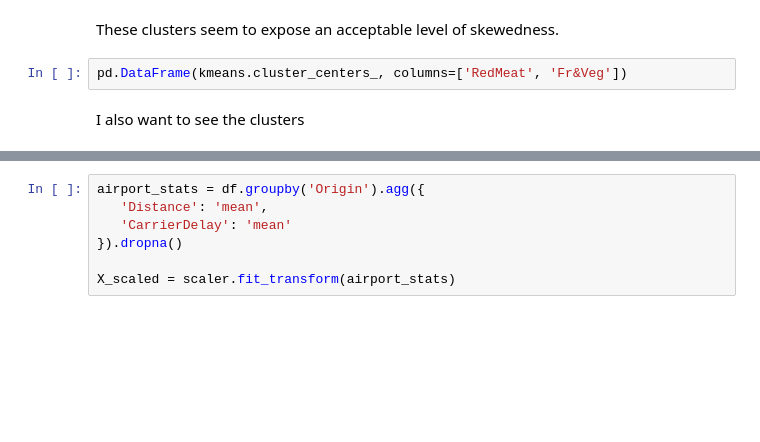
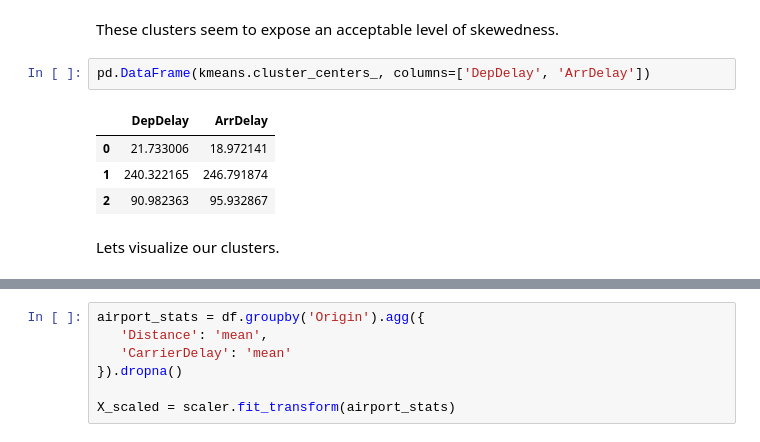
Before and after one commit to ethanbleier/Predicting-Flight-Delays-For-Domestic-Airlines, a Jupyter notebook: project2.ipynb, the cells around one changed output, grey strips where cells are left out. Cells and saved outputs as stored; diff of their text form; blank space fills up the shorter version.

```diff
--- a/project2.ipynb
+++ b/project2.ipynb
@@ -319,9 +404,14 @@ print("Cluster 3:", np.bincount(cluster_nums)[2])
 # %% [markdown]
 These clusters seem to expose an acceptable level of skewedness.
 # %%
-pd.DataFrame(kmeans.cluster_centers_, columns=['RedMeat', 'Fr&Veg'])
+pd.DataFrame(kmeans.cluster_centers_, columns=['DepDelay', 'ArrDelay'])
+# %% [output]
+|  | DepDelay | ArrDelay |
+| 0 | 21.733006 | 18.972141 |
+| 1 | 240.322165 | 246.791874 |
+| 2 | 90.982363 | 95.932867 |
-# %% [markdown]
-I also want to see the clusters
+# %% [markdown]
+Lets visualize our clusters.
 # %%
 centers = pd.DataFrame(kmeans.cluster_centers_,
 columns=['ArrDelay', 'DepDelay'])
```
Also changed, not shown: parts of 41 cells of this notebook.
